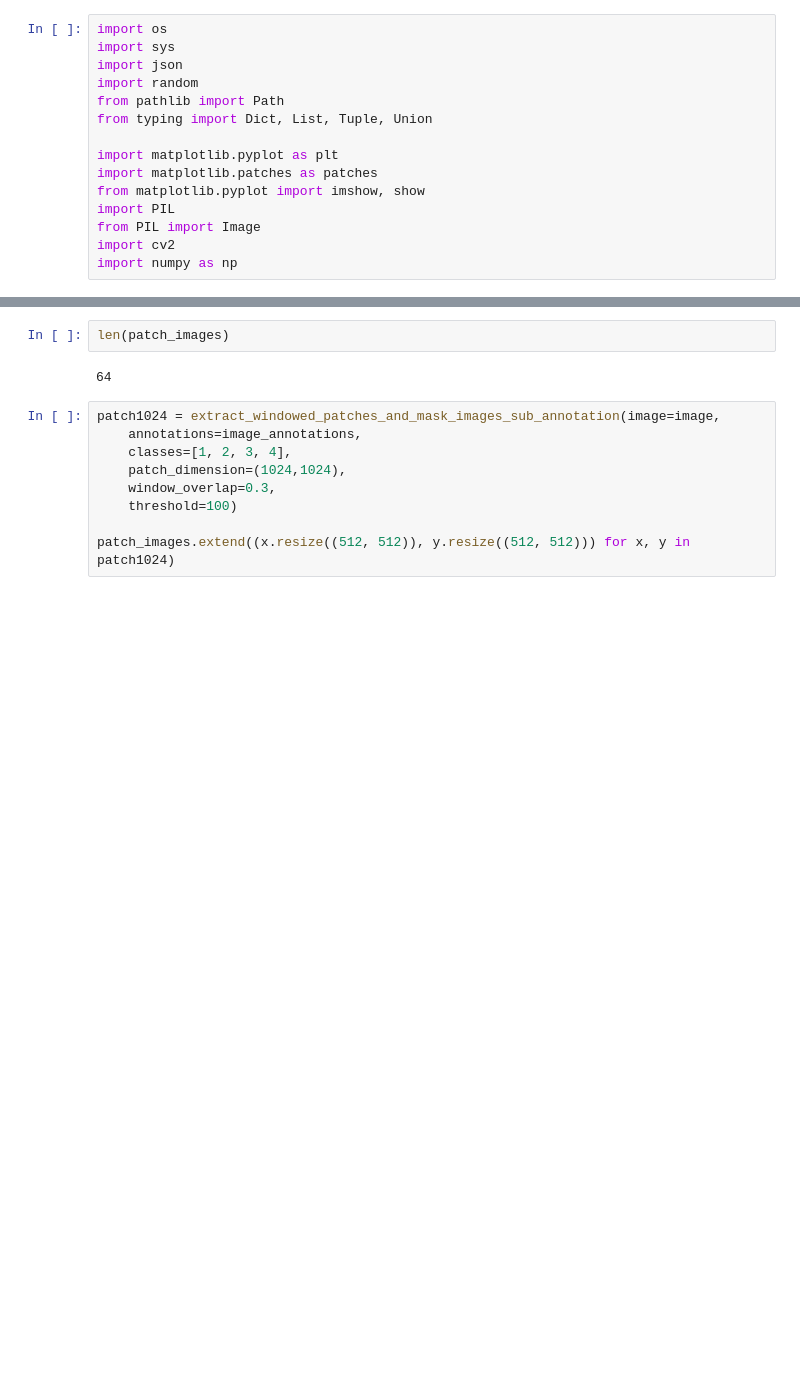
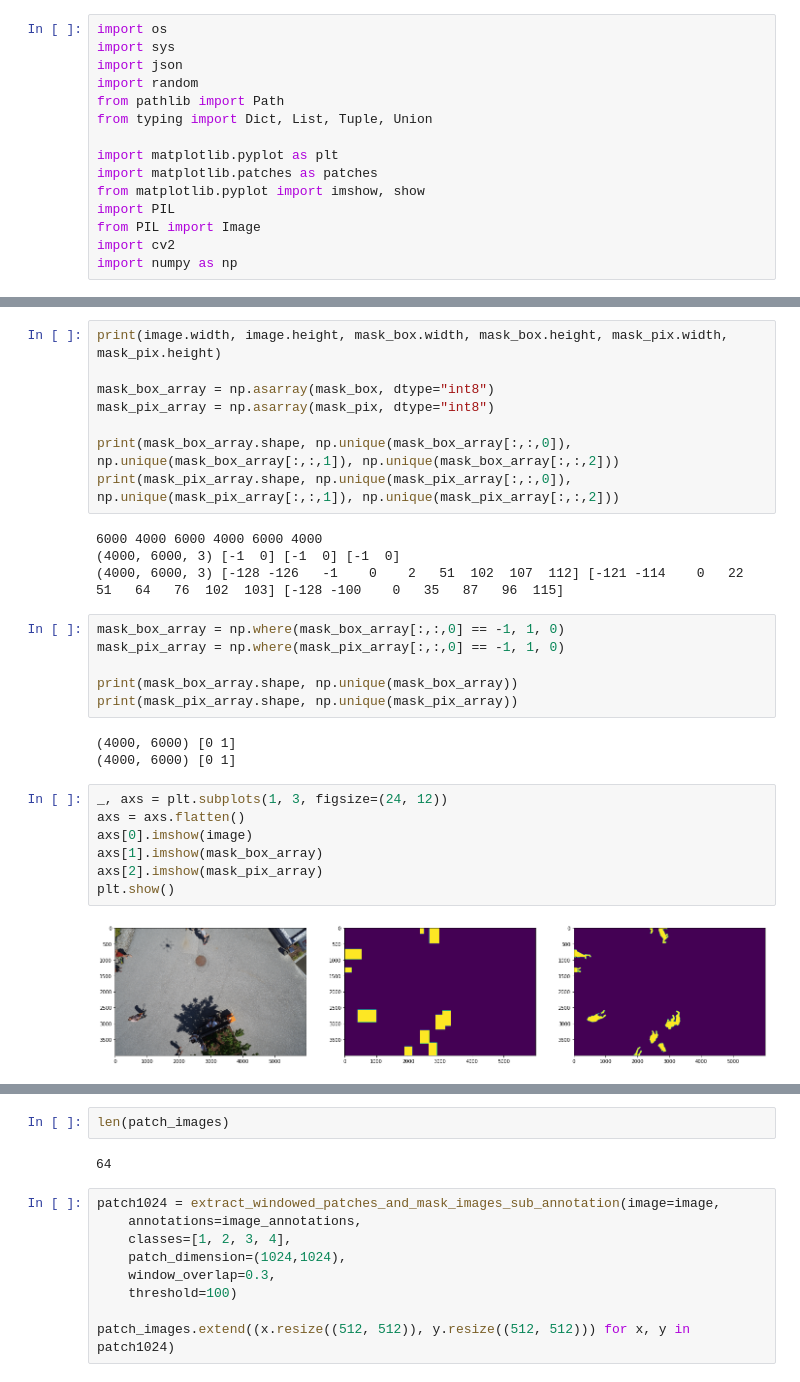
Before and after one commit to JacopoMangiavacchi/computervision-recipes, a Jupyter notebook: contrib/semantic_segmentation/sandbox/preprocessing/stochastic_pyramid.ipynb, the cells around one changed output, grey strips where cells are left out. Saved outputs shown, nothing was run; the diff lists cells and outputs as text; blank space fills up the shorter version.

```diff
--- a/contrib/semantic_segmentation/sandbox/preprocessing/stochastic_pyramid.ipynb
+++ b/contrib/semantic_segmentation/sandbox/preprocessing/stochastic_pyramid.ipynb
@@ -35 +46,31 @@ patch_images = []
+# %%
+print(image.width, image.height, mask_box.width, mask_box.height, mask_pix.width, mask_pix.height)
+
+mask_box_array = np.asarray(mask_box, dtype="int8")
+mask_pix_array = np.asarray(mask_pix, dtype="int8")
+
+print(mask_box_array.shape, np.unique(mask_box_array[:,:,0]), np.unique(mask_box_array[:,:,1]), np.unique(mask_box_array[:,:,2]))
+print(mask_pix_array.shape, np.unique(mask_pix_array[:,:,0]), np.unique(mask_pix_array[:,:,1]), np.unique(mask_pix_array[:,:,2]))
+# %% [output]
+6000 4000 6000 4000 6000 4000
+(4000, 6000, 3) [-1  0] [-1  0] [-1  0]
+(4000, 6000, 3) [-128 -126   -1    0    2   51  102  107  112] [-121 -114    0   22   51   64   76  102  103] [-128 -100    0   35   87   96  115]
+# %%
+mask_box_array = np.where(mask_box_array[:,:,0] == -1, 1, 0)
+mask_pix_array = np.where(mask_pix_array[:,:,0] == -1, 1, 0)
+
+print(mask_box_array.shape, np.unique(mask_box_array))
+print(mask_pix_array.shape, np.unique(mask_pix_array))
+# %% [output]
+(4000, 6000) [0 1]
+(4000, 6000) [0 1]
+# %%
+_, axs = plt.subplots(1, 3, figsize=(24, 12))
+axs = axs.flatten()
+axs[0].imshow(image)
+axs[1].imshow(mask_box_array)
+axs[2].imshow(mask_pix_array)
+plt.show()
+# %% [output]
+[figure, added]
 # %%
```
Also changed, not shown: parts of 7 cells of this notebook, 1 other file.
